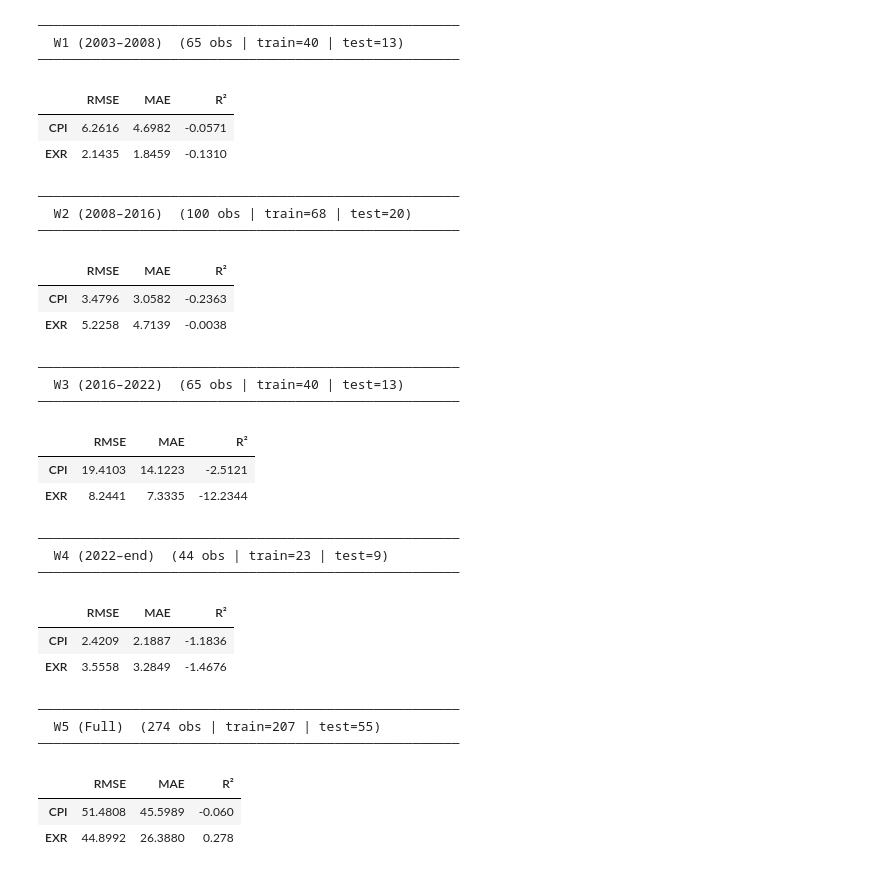
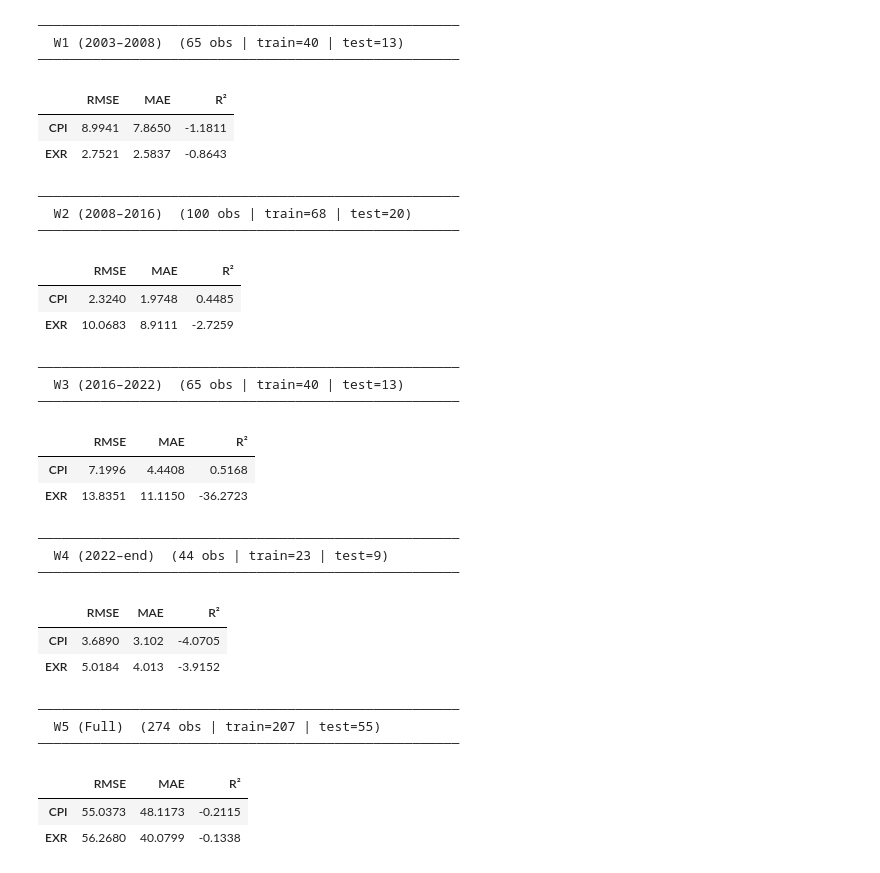
Before and after one commit to SahanThemiya/MonetaryTransmission-, a Jupyter notebook: project/notebooks/04_tdnn.ipynb, the cells around one changed output. Cells and saved outputs as stored; diff of their text form; code cells hidden in the pictures.

```diff
--- a/project/notebooks/04_tdnn.ipynb
+++ b/project/notebooks/04_tdnn.ipynb
@@ -151,10 +158,10 @@ def _val_loss(model, X, y, crit) -> float:
     return crit(model(X), y).item()
 
 
-def fit(model, X_tr, y_tr, X_val, y_val) -> dict:
+def fit(model, X_tr, y_tr, X_val, y_val, lr: float = LR, batch_size: int = BATCH_SIZE) -> dict:
     """Adam + ReduceLROnPlateau + early stopping; restores best-val weights."""
-    loader = DataLoader(TensorDataset(X_tr, y_tr), BATCH_SIZE, shuffle=True)
-    opt    = torch.optim.Adam(model.parameters(), lr=LR, weight_decay=1e-4)
+    loader = DataLoader(TensorDataset(X_tr, y_tr), batch_size, shuffle=True)
+    opt    = torch.optim.Adam(model.parameters(), lr=lr, weight_decay=1e-4)
     crit   = nn.MSELoss()
     sched  = torch.optim.lr_scheduler.ReduceLROnPlateau(opt, patience=10, factor=0.5)
 
@@ -178,6 +185,29 @@ def fit(model, X_tr, y_tr, X_val, y_val) -> dict:
 
     model.load_state_dict({k: v.to(DEVICE) for k, v in best_w.items()})
     return hist
+# %%
+def rolling_window_validation(X: torch.Tensor, y: torch.Tensor, params: dict, n_splits: int) -> float:
+    """Walk-forward validation: fit on each expanding fold, score MSE on the following block."""
+    idx  = np.arange(len(X))
+    tscv = TimeSeriesSplit(n_splits=min(n_splits, len(X) - 1))
+    scores = []
+    for train_idx, val_idx in tscv.split(idx):
+        model = TDNN(X.shape[2], y.shape[1], params["h"]).to(DEVICE)
+        fit(model, X[train_idx], y[train_idx], X[val_idx], y[val_idx], params["lr"], params["batch_size"])
+        scores.append(_val_loss(model, X[val_idx], y[val_idx], nn.MSELoss()))
+    return float(np.mean(scores))
+
+
+def grid_search(X: torch.Tensor, y: torch.Tensor, grid: dict, n_splits: int) -> tuple[dict, float]:
+    """Exhaustively score every hyperparameter combination via rolling-window validation."""
+    keys = list(grid.keys())
+    best_score, best_params = np.inf, None
+    for combo in product(*grid.values()):
+        params = dict(zip(keys, combo))
+        score = rolling_window_validation(X, y, params, n_splits)
+        if score < best_score:
+            best_score, best_params = score, params
+    return best_params, best_score
 # %%
 def inv_scale(scaler: StandardScaler, arr: np.ndarray) -> np.ndarray:
     """Inverse-transform target columns only; non-targets padded with zeros."""
@@ -204,60 +234,62 @@ def compute_metrics(y_true: np.ndarray, y_pred: np.ndarray) -> pd.DataFrame:
 # %%
 results = {}
 
 for name, (start, end) in WINDOWS.items():
     df_win = df_full.loc[slice(start, end)]
 
     if len(df_win) < SEQ_LEN + 10:
         print(f"[{name}] skipped — {len(df_win)} obs < minimum required")
         continue
 
-    X_tr, y_tr, X_te, y_te, scaler = prepare_window(df_win)
-    model   = TDNN(len(FEATURES), len(TARGETS)).to(DEVICE)
-    history = fit(model, X_tr, y_tr, X_te, y_te)
+    X_tr, y_tr, X_te, y_te, scaler, test_dates = prepare_window(df_win)
+    best_params, _ = grid_search(X_tr, y_tr, PARAM_GRID, N_SPLITS)
+
+    model   = TDNN(len(FEATURES), len(TARGETS), best_params["h"]).to(DEVICE)
+    history = fit(model, X_tr, y_tr, X_te, y_te, best_params["lr"], best_params["batch_size"])
 
     y_pred_s = get_predictions(model, X_te)
     y_true   = inv_scale(scaler, y_te.cpu().numpy())
     y_pred   = inv_scale(scaler, y_pred_s)
     mets     = compute_metrics(y_true, y_pred)
 
     results[name] = dict(
-        history=history, y_true=y_true, y_pred=y_pred,
-        metrics=mets, model=model, scaler=scaler, df_win=df_win,
+        history=history, y_true=y_true, y_pred=y_pred, metrics=mets,
+        model=model, scaler=scaler, df_win=df_win, test_dates=test_dates, best_params=best_params,
     )
     print(f"\n{'─' * 54}\n  {name}  "
           f"({len(df_win)} obs | train={len(y_tr)} | test={len(y_te)})\n{'─' * 54}")
     display(mets.round(4))
 # %% [output]
 ──────────────────────────────────────────────────────
   W1 (2003–2008)  (65 obs | train=40 | test=13)
 ──────────────────────────────────────────────────────
 |  | RMSE | MAE | R² |
-| CPI | 6.2616 | 4.6982 | -0.0571 |
-| EXR | 2.1435 | 1.8459 | -0.1310 |
+| CPI | 8.9941 | 7.8650 | -1.1811 |
+| EXR | 2.7521 | 2.5837 | -0.8643 |
 ──────────────────────────────────────────────────────
   W2 (2008–2016)  (100 obs | train=68 | test=20)
 ──────────────────────────────────────────────────────
 |  | RMSE | MAE | R² |
-| CPI | 3.4796 | 3.0582 | -0.2363 |
-| EXR | 5.2258 | 4.7139 | -0.0038 |
+| CPI | 2.3240 | 1.9748 | 0.4485 |
+| EXR | 10.0683 | 8.9111 | -2.7259 |
 ──────────────────────────────────────────────────────
   W3 (2016–2022)  (65 obs | train=40 | test=13)
 ──────────────────────────────────────────────────────
 |  | RMSE | MAE | R² |
-| CPI | 19.4103 | 14.1223 | -2.5121 |
-| EXR | 8.2441 | 7.3335 | -12.2344 |
+| CPI | 7.1996 | 4.4408 | 0.5168 |
+| EXR | 13.8351 | 11.1150 | -36.2723 |
 ──────────────────────────────────────────────────────
   W4 (2022–end)  (44 obs | train=23 | test=9)
 ──────────────────────────────────────────────────────
 |  | RMSE | MAE | R² |
-| CPI | 2.4209 | 2.1887 | -1.1836 |
-| EXR | 3.5558 | 3.2849 | -1.4676 |
+| CPI | 3.6890 | 3.102 | -4.0705 |
+| EXR | 5.0184 | 4.013 | -3.9152 |
 ──────────────────────────────────────────────────────
   W5 (Full)  (274 obs | train=207 | test=55)
 ──────────────────────────────────────────────────────
 |  | RMSE | MAE | R² |
-| CPI | 51.4808 | 45.5989 | -0.060 |
-| EXR | 44.8992 | 26.3880 | 0.278 |
+| CPI | 55.0373 | 48.1173 | -0.2115 |
+| EXR | 56.2680 | 40.0799 | -0.1338 |
 # %%
 n    = len(results)
 fig, axes = plt.subplots(n, 1, figsize=(10, 3 * n))
```
Also changed, not shown: parts of 8 cells of this notebook, 10 other files.
